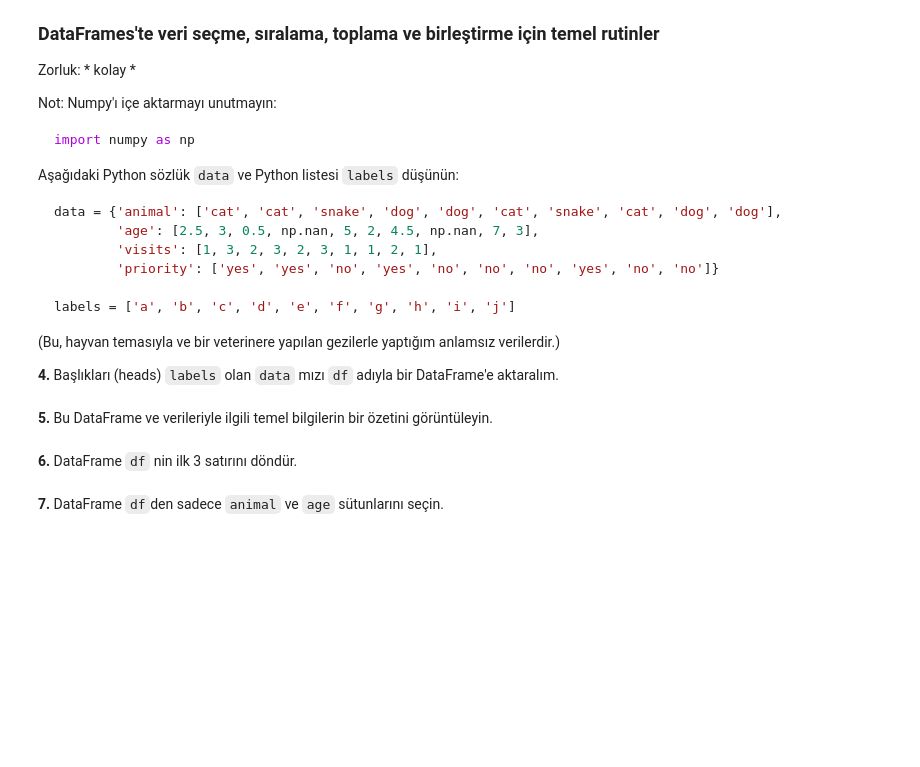
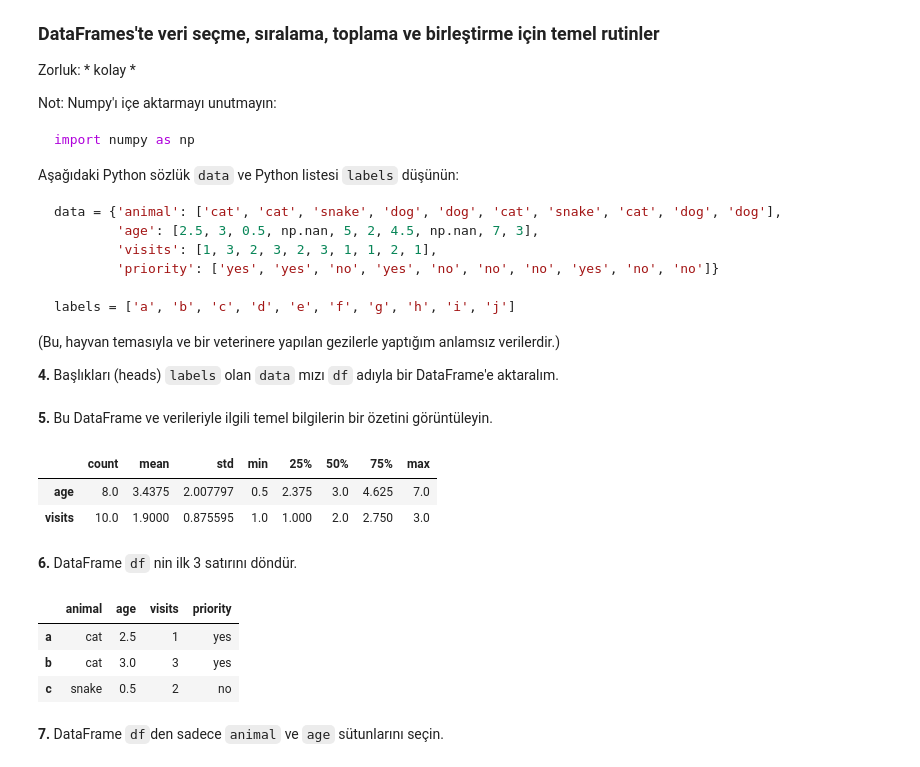
Before and after one commit to asenateke/100-pandas-puzzles, a Jupyter notebook: 100-pandas-egzersizi-turkce.ipynb, the cells around one changed output. Cells and saved outputs as stored; diff of their text form; code cells hidden in the pictures; blank space fills up the shorter version.

```diff
--- a/100-pandas-egzersizi-turkce.ipynb
+++ b/100-pandas-egzersizi-turkce.ipynb
@@ -60,6 +98,19 @@ labels = ['a', 'b', 'c', 'd', 'e', 'f', 'g', 'h', 'i', 'j']
 # %% [markdown]
 **5.** Bu DataFrame ve verileriyle ilgili temel bilgilerin bir özetini görüntüleyin.
+# %%
+df.describe().T
+# %% [output]
+|  | count | mean | std | min | 25% | 50% | 75% | max |
+| age | 8.0 | 3.4375 | 2.007797 | 0.5 | 2.375 | 3.0 | 4.625 | 7.0 |
+| visits | 10.0 | 1.9000 | 0.875595 | 1.0 | 1.000 | 2.0 | 2.750 | 3.0 |
 # %% [markdown]
 **6.** DataFrame `df` nin ilk 3 satırını döndür.
+# %%
+df.head(3)
+# %% [output]
+|  | animal | age | visits | priority |
+| a | cat | 2.5 | 1 | yes |
+| b | cat | 3.0 | 3 | yes |
+| c | snake | 0.5 | 2 | no |
 # %% [markdown]
 **7.** DataFrame `df`den sadece `animal` ve `age` sütunlarını seçin.
```
Also changed, not shown: parts of 32 cells of this notebook.
